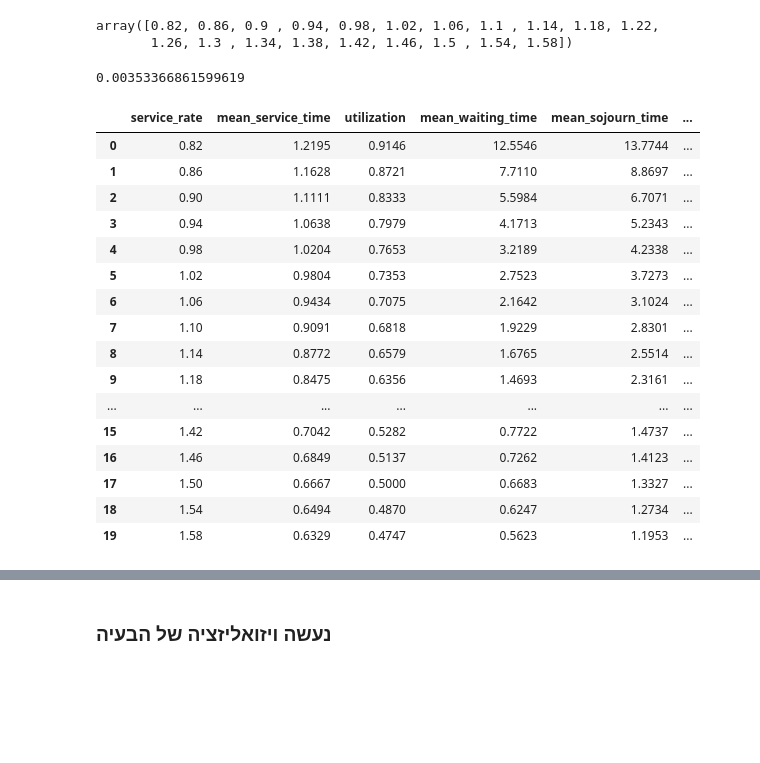
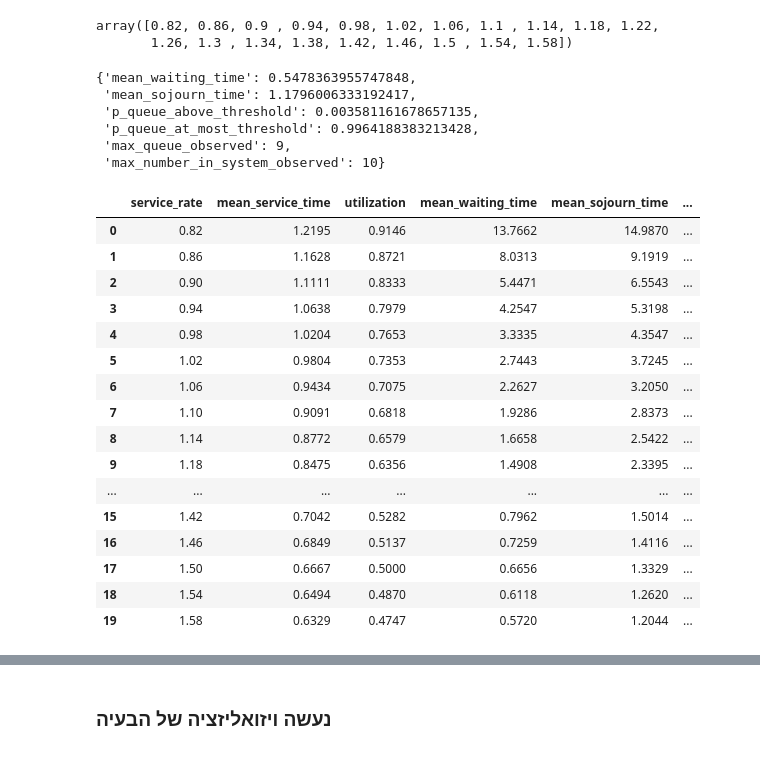
Before and after one commit to eliransher/sim_course, a Jupyter notebook: class_exersize/5_queue_analysis.ipynb, the cells around one changed output, grey strips where cells are left out. Saved outputs shown, nothing was run; the diff lists cells and outputs as text; code cells hidden in the pictures; blank space fills up the shorter version.

```diff
--- a/class_exersize/5_queue_analysis.ipynb
+++ b/class_exersize/5_queue_analysis.ipynb
@@ -90,10 +90,15 @@ service_rate_grid
 # %% [output]
 array([0.82, 0.86, 0.9 , 0.94, 0.98, 1.02, 1.06, 1.1 , 1.14, 1.18, 1.22,
        1.26, 1.3 , 1.34, 1.38, 1.42, 1.46, 1.5 , 1.54, 1.58])
-# %%
-float(np.sum(queue_length_distribution[queue_threshold + 1:]))
-# %% [output]
-0.00353366861599619
+# %%
+replication_rows[1]
+# %% [output]
+{'mean_waiting_time': 0.5478363955747848,
+ 'mean_sojourn_time': 1.1796006333192417,
+ 'p_queue_above_threshold': 0.003581161678657135,
+ 'p_queue_at_most_threshold': 0.9964188383213428,
+ 'max_queue_observed': 9,
+ 'max_number_in_system_observed': 10}
 # %%
 question_1_results = []
 rng = np.random.default_rng(10_000)
@@ -108,8 +113,8 @@ for service_rate in service_rate_grid:
     for replication in range(5):
 
         # Generating random inter-arrival and service times
-        inter_arrival_times = rng.exponential(scale=1 / arrival_rate, size=30_000)
-        service_times = rng.exponential(scale=1 / service_rate, size=30_000)
+        inter_arrival_times = rng.exponential(scale=1 / arrival_rate, size=100_000)
+        service_times = rng.exponential(scale=1 / service_rate, size=100_000)
 
         #
         waiting_times, sojourn_times, queue_length_distribution, number_in_system_distribution = simulate_single_server_queue_from_times(
@@ -135,49 +140,49 @@ for service_rate in service_rate_grid:
 
     result = {}
     for key in replication_rows[0]:
         values = np.array([row[key] for row in replication_rows], dtype=float)
         result[key] = float(np.mean(values))
         result[key + '_std'] = float(np.std(values, ddof=1))
 
     result['arrival_rate'] = float(arrival_rate)
     result['service_rate'] = float(service_rate)
     result['mean_service_time'] = float(1 / service_rate)
     result['utilization'] = float(arrival_rate / service_rate)
     result['num_customers'] = 30_000
     result['num_replications'] = 5
 
     question_1_results.append(result)
 
 
 question_1_df = pd.DataFrame(question_1_results)[[
     'service_rate',
     'mean_service_time',
     'utilization',
     'mean_waiting_time',
     'mean_sojourn_time',
     'p_queue_above_threshold',
     'p_queue_at_most_threshold',
 ]].round(4)
 
 question_1_df
 # %% [output]
 |  | service_rate | mean_service_time | utilization | mean_waiting_time | mean_sojourn_time | ... |
-| 0 | 0.82 | 1.2195 | 0.9146 | 12.5546 | 13.7744 | ... |
-| 1 | 0.86 | 1.1628 | 0.8721 | 7.7110 | 8.8697 | ... |
-| 2 | 0.90 | 1.1111 | 0.8333 | 5.5984 | 6.7071 | ... |
-| 3 | 0.94 | 1.0638 | 0.7979 | 4.1713 | 5.2343 | ... |
-| 4 | 0.98 | 1.0204 | 0.7653 | 3.2189 | 4.2338 | ... |
-| 5 | 1.02 | 0.9804 | 0.7353 | 2.7523 | 3.7273 | ... |
-| 6 | 1.06 | 0.9434 | 0.7075 | 2.1642 | 3.1024 | ... |
-| 7 | 1.10 | 0.9091 | 0.6818 | 1.9229 | 2.8301 | ... |
-| 8 | 1.14 | 0.8772 | 0.6579 | 1.6765 | 2.5514 | ... |
-| 9 | 1.18 | 0.8475 | 0.6356 | 1.4693 | 2.3161 | ... |
+| 0 | 0.82 | 1.2195 | 0.9146 | 13.7662 | 14.9870 | ... |
+| 1 | 0.86 | 1.1628 | 0.8721 | 8.0313 | 9.1919 | ... |
+| 2 | 0.90 | 1.1111 | 0.8333 | 5.4471 | 6.5543 | ... |
+| 3 | 0.94 | 1.0638 | 0.7979 | 4.2547 | 5.3198 | ... |
+| 4 | 0.98 | 1.0204 | 0.7653 | 3.3335 | 4.3547 | ... |
+| 5 | 1.02 | 0.9804 | 0.7353 | 2.7443 | 3.7245 | ... |
+| 6 | 1.06 | 0.9434 | 0.7075 | 2.2627 | 3.2050 | ... |
+| 7 | 1.10 | 0.9091 | 0.6818 | 1.9286 | 2.8373 | ... |
+| 8 | 1.14 | 0.8772 | 0.6579 | 1.6658 | 2.5422 | ... |
+| 9 | 1.18 | 0.8475 | 0.6356 | 1.4908 | 2.3395 | ... |
 | ... | ... | ... | ... | ... | ... | ... |
-| 15 | 1.42 | 0.7042 | 0.5282 | 0.7722 | 1.4737 | ... |
-| 16 | 1.46 | 0.6849 | 0.5137 | 0.7262 | 1.4123 | ... |
-| 17 | 1.50 | 0.6667 | 0.5000 | 0.6683 | 1.3327 | ... |
-| 18 | 1.54 | 0.6494 | 0.4870 | 0.6247 | 1.2734 | ... |
-| 19 | 1.58 | 0.6329 | 0.4747 | 0.5623 | 1.1953 | ... |
+| 15 | 1.42 | 0.7042 | 0.5282 | 0.7962 | 1.5014 | ... |
+| 16 | 1.46 | 0.6849 | 0.5137 | 0.7259 | 1.4116 | ... |
+| 17 | 1.50 | 0.6667 | 0.5000 | 0.6656 | 1.3329 | ... |
+| 18 | 1.54 | 0.6494 | 0.4870 | 0.6118 | 1.2620 | ... |
+| 19 | 1.58 | 0.6329 | 0.4747 | 0.5720 | 1.2044 | ... |
 # %%
 # Find all service rates that satisfy the queue-length constraint.
 feasible_q1 = [
```
Also changed, not shown: parts of 9 cells of this notebook.
